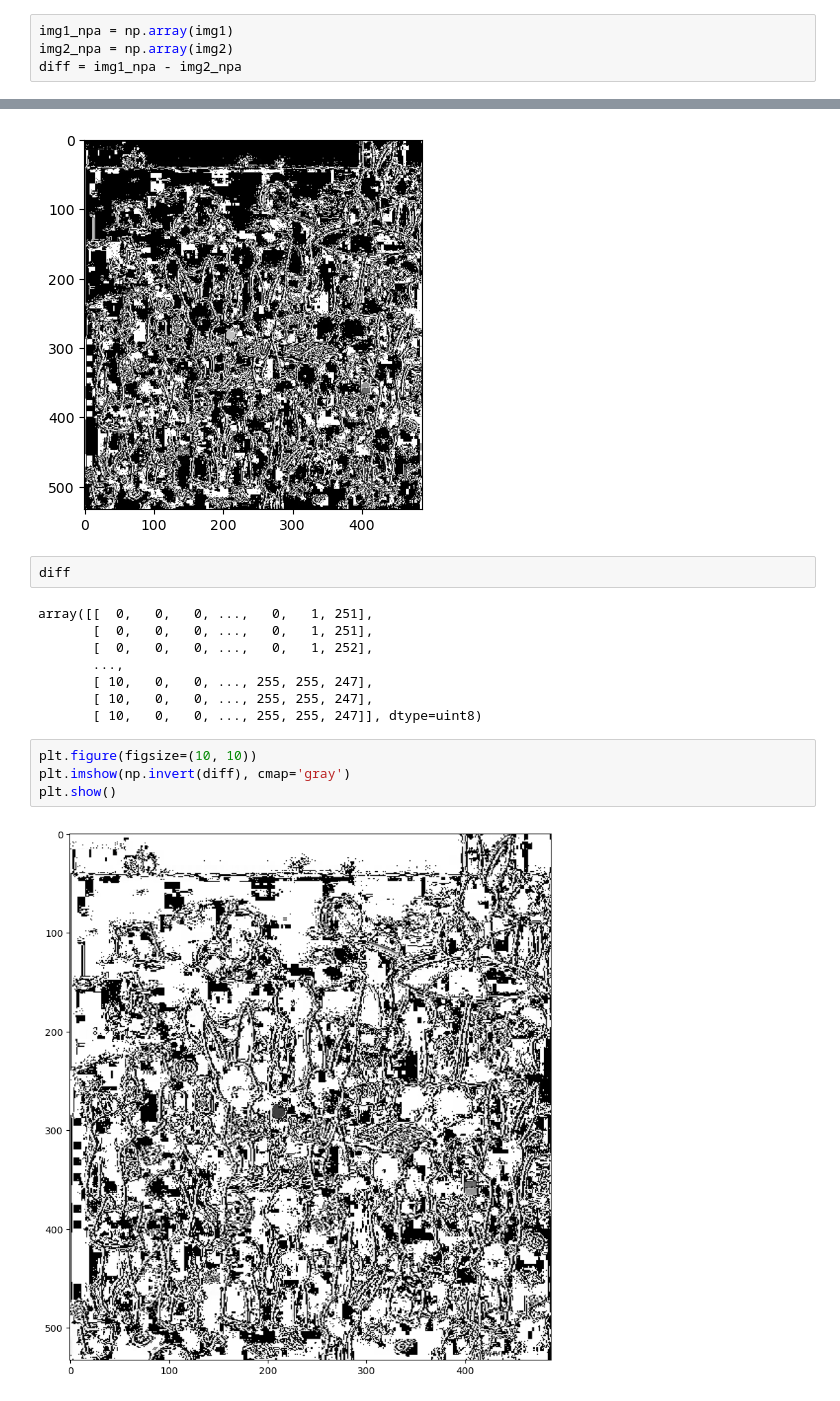
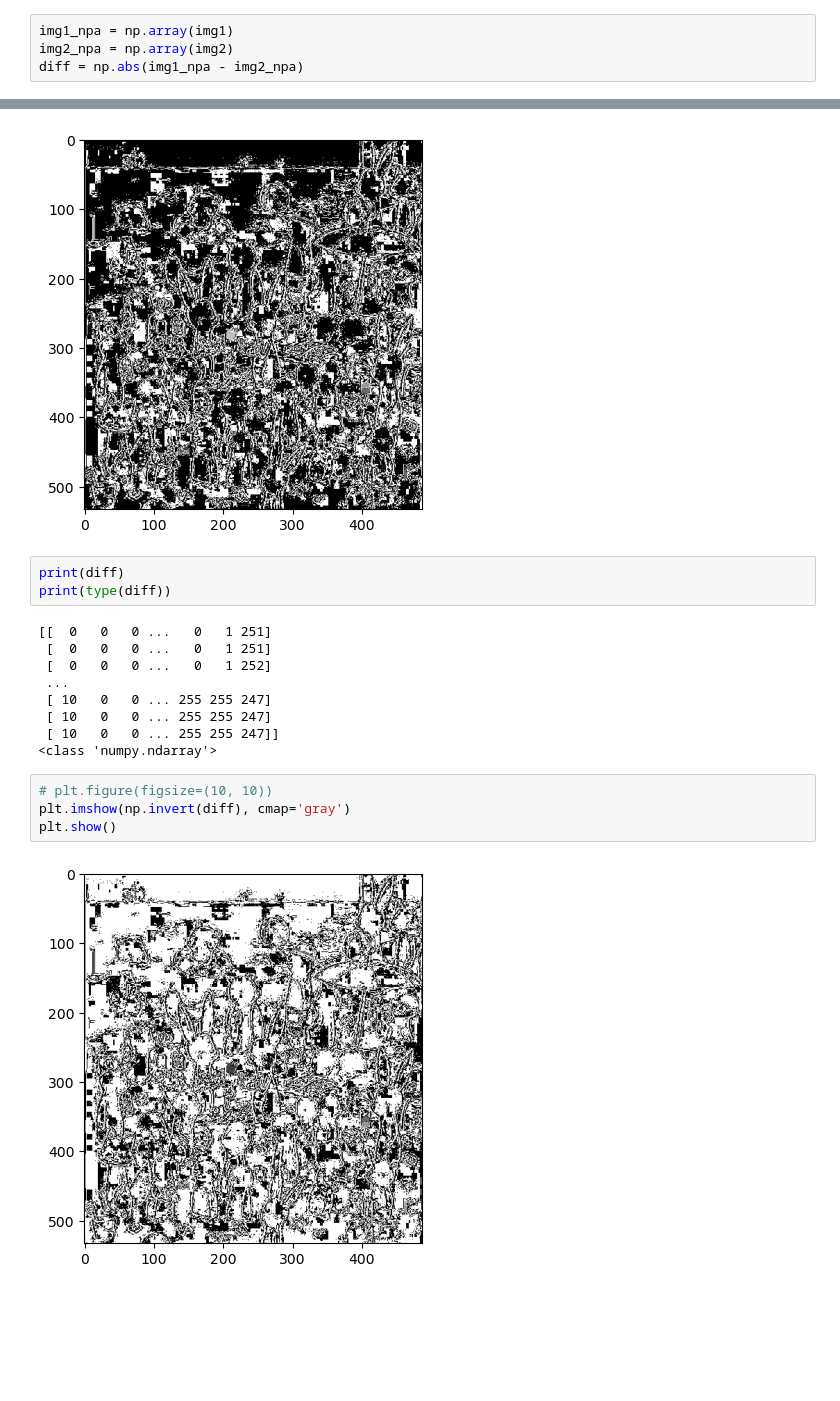
Before and after one commit to ip681/math-concepts-for-developers, a Jupyter notebook: 00. Projects/Differences between images/Differences between images.ipynb, the cells around one changed output, grey strips where cells are left out. Drawn from its saved outputs; the diff is of its cells as text; blank space fills up the shorter version.

```diff
--- a/00. Projects/Differences between images/Differences between images.ipynb
+++ b/00. Projects/Differences between images/Differences between images.ipynb
@@ -31,26 +113,28 @@ plt.show()
 # %%
 img1_npa = np.array(img1)
 img2_npa = np.array(img2)
-diff = img1_npa - img2_npa
+diff = np.abs(img1_npa - img2_npa)
 # %%
 plt.imshow(diff, cmap='gray')
 plt.show()
 # %% [output]
 [figure]
 # %%
-diff
+print(diff)
+print(type(diff))
 # %% [output]
-array([[  0,   0,   0, ...,   0,   1, 251],
-       [  0,   0,   0, ...,   0,   1, 251],
-       [  0,   0,   0, ...,   0,   1, 252],
-       ...,
-       [ 10,   0,   0, ..., 255, 255, 247],
-       [ 10,   0,   0, ..., 255, 255, 247],
-       [ 10,   0,   0, ..., 255, 255, 247]], dtype=uint8)
+[[  0   0   0 ...   0   1 251]
+ [  0   0   0 ...   0   1 251]
+ [  0   0   0 ...   0   1 252]
+ ...
+ [ 10   0   0 ... 255 255 247]
+ [ 10   0   0 ... 255 255 247]
+ [ 10   0   0 ... 255 255 247]]
+<class 'numpy.ndarray'>
 # %%
-plt.figure(figsize=(10, 10))
+# plt.figure(figsize=(10, 10))
 plt.imshow(np.invert(diff), cmap='gray')
 plt.show()
 # %% [output]
-[figure, old version]
+[figure, new version]
 # %%
```
Also changed, not shown: parts of 17 cells of this notebook.
